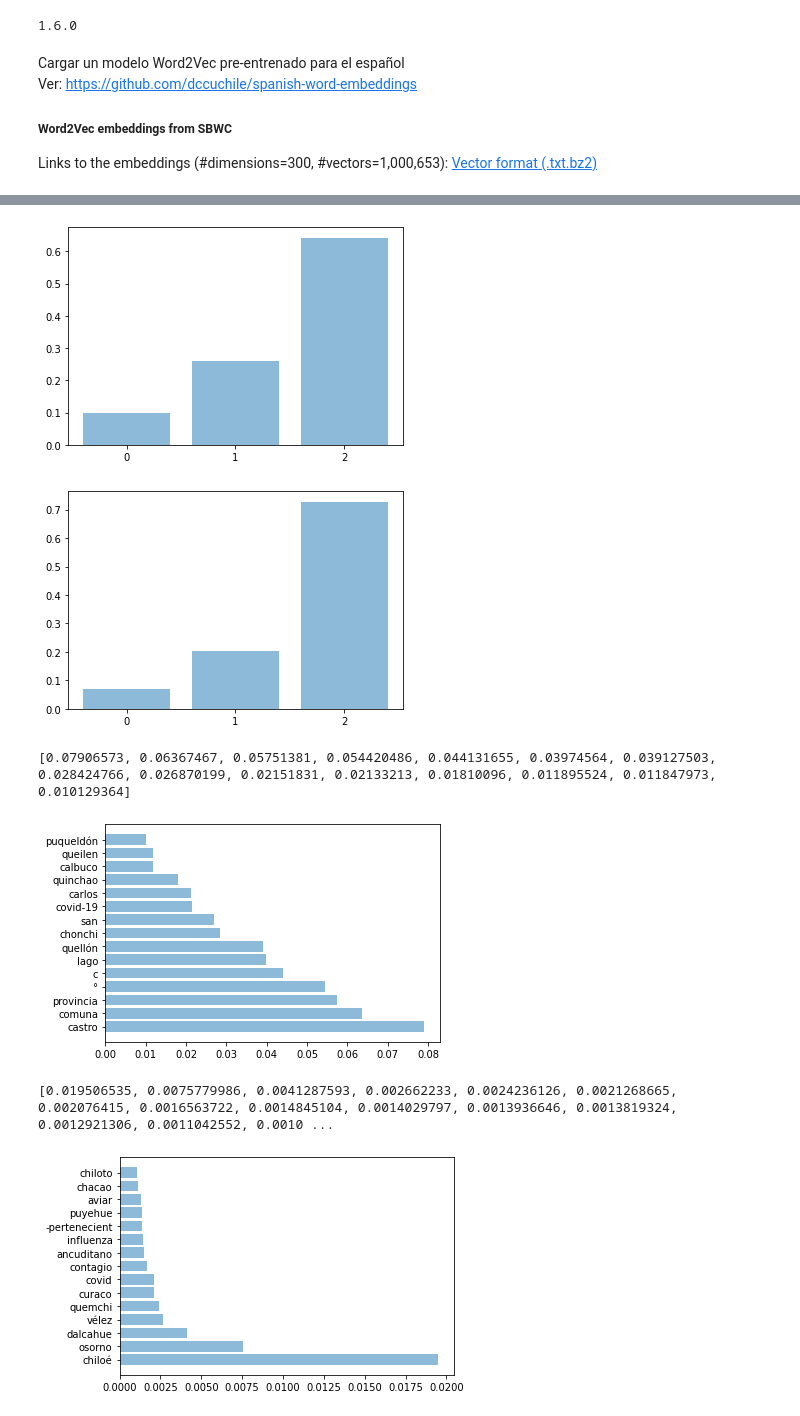
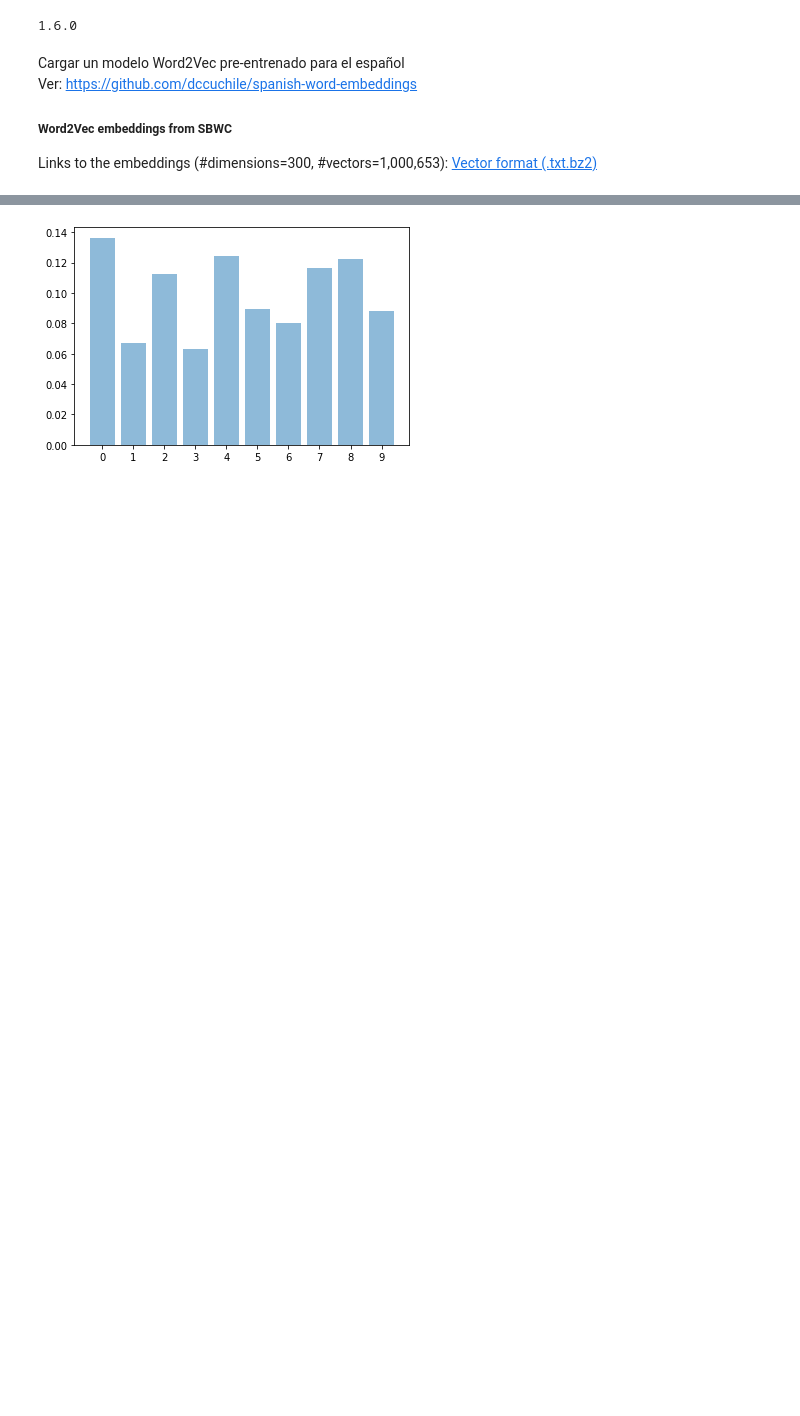
Before and after one commit to recmera/transformers-news-analysis, a Jupyter notebook: 04-ETM-LDA2Vec.ipynb, the cells around one changed output, grey strips where cells are left out. Cells and saved outputs as stored; diff of their text form; code cells hidden in the pictures; blank space fills up the shorter version.

```diff
--- a/04-ETM-LDA2Vec.ipynb
+++ b/04-ETM-LDA2Vec.ipynb
@@ -98,14 +109,13 @@ tf = tf_vectorizer.fit_transform(df1.content)
 diccionario= tf_vectorizer.get_feature_names()
-# %%
-noticias = df1.content # para agilizar las cosas
 # %%
 #preparando los datos para su análisis y visualización
 import numpy as np
+from tqdm import tqdm # Barra de progreso
 
 td= {'tokens':[],'counts':[]}
 doc_l = np.zeros(len(noticias))
 term_f= np.zeros(len(diccionario))
-for i in range(0,len(noticias)):
+for i in tqdm(range(0,len(noticias))):
         tok=[]
         cou=[]
         for j in range(0,len(diccionario)):
@@ -132,7 +142,7 @@ model = KeyedVectors.load_word2vec_format("data/SBW-vectors-300-min5.bin.gz", bi
 from embedded_topic_model.models.etm import ETM
 # Training an ETM instance
 
-true_k=3
+true_k=10
 etm_instance = ETM(
     diccionario,
     embeddings=model, # You can pass here the path to a word2vec file or
@@ -172,7 +182,7 @@ dist = etm_instance.get_document_topic_dist()
 d_topic = etm_instance.get_topic_word_dist()
 
 ##creando las entradas para visualización
-true_k=3
+true_k=10
 nDoc = len(noticias)
 nVocab = len(diccionario)
 dist_doc = np.array(dist).reshape(nDoc,true_k)
@@ -180,36 +190,12 @@ dist_topic= np.array(d_topic).reshape(true_k,nVocab)
 # %%
 #Generando algunos gráficos de los resultados
 from matplotlib.pylab import hist, show
 import matplotlib.pyplot as plt
 import numpy as np
 
 dist_sum = sum(dist_doc)/nDoc
 w=np.arange(0,true_k)
 plt.bar(w,height=dist_sum,alpha=0.5,tick_label=w)
 show()
-
-#distribución de tópicos en el documento 100
-plt.bar(w,height=dist_doc[51],alpha=0.5,tick_label=w)
-show()
-
-#frecuencia de palabras por tópico
-n_top_words=15
-numo =np.arange(0,n_top_words)
-
-for idx,topic in enumerate(dist_topic):
-    d =[]
-    s = []
-    for i in topic.argsort()[:-n_top_words - 1:-1]:
-        s.append(diccionario[i])
-        d.append(topic[i])
-    print(d)
-
-    plt.barh(numo,width=d,alpha=0.5,tick_label=s)
-    show()
 # %% [output]
-[figure, old version]
+[figure, new version]
-[figure, removed]
-[0.07906573, 0.06367467, 0.05751381, 0.054420486, 0.044131655, 0.03974564, 0.039127503, 0.028424766, 0.026870199, 0.02151831, 0.02133213, 0.01810096, 0.011895524, 0.011847973, 0.010129364]
-[figure, removed]
-[0.019506535, 0.0075779986, 0.0041287593, 0.002662233, 0.0024236126, 0.0021268665, 0.002076415, 0.0016563722, 0.0014845104, 0.0014029797, 0.0013936646, 0.0013819324, 0.0012921306, 0.0011042552, 0.0010 ...
-[figure, removed]
```
Also changed, not shown: parts of 11 cells of this notebook.
